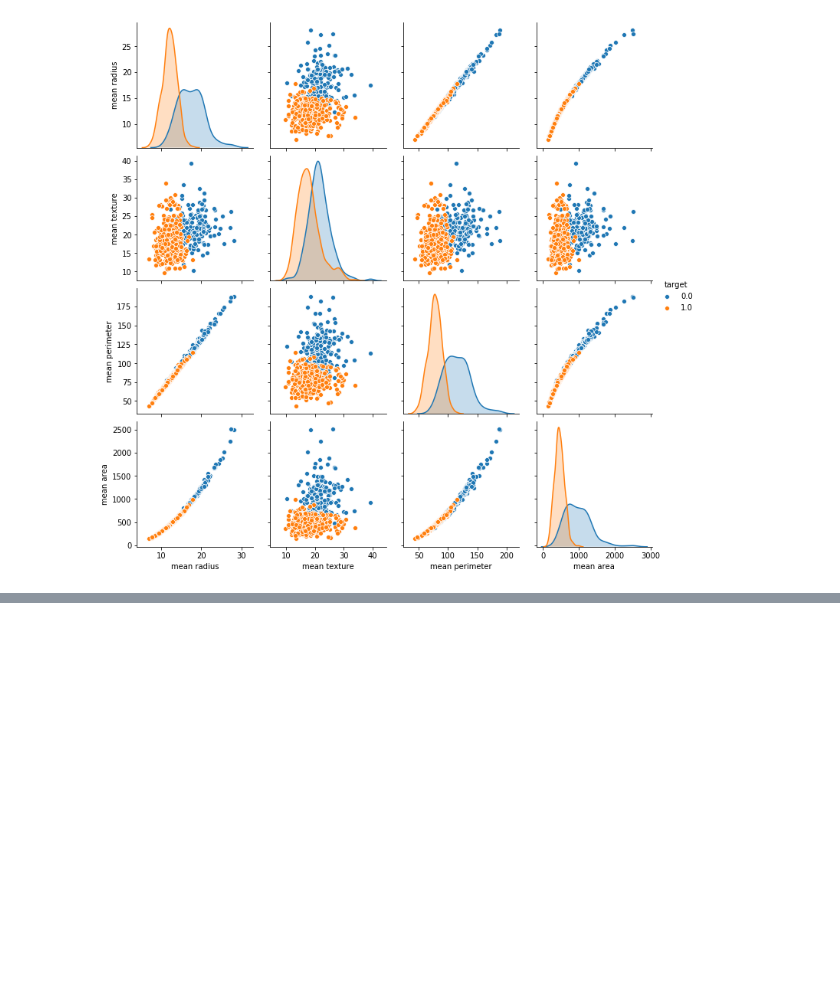
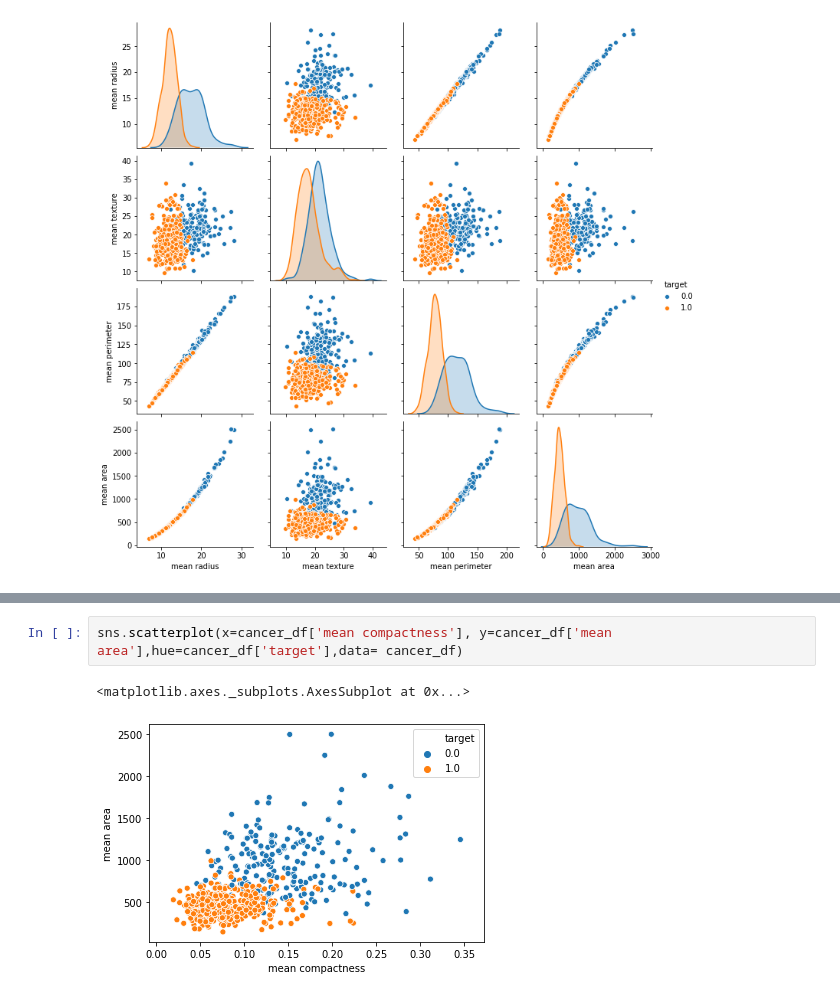
Before and after one commit to nitishast/TF, a Jupyter notebook: Breast_cancer_Classification.ipynb, the cells around one changed output, grey strips where cells are left out. Cells and saved outputs as stored; diff of their text form; blank space fills up the shorter version.

```diff
--- a/Breast_cancer_Classification.ipynb
+++ b/Breast_cancer_Classification.ipynb
@@ -61,0 +68,5 @@ sns.pairplot(data= cancer_df, hue ='target', vars = ['mean radius', 'mean textur
+# %%
+sns.scatterplot(x=cancer_df['mean compactness'], y=cancer_df['mean area'],hue=cancer_df['target'],data= cancer_df)
+# %% [output]
+<matplotlib.axes._subplots.AxesSubplot at 0x...>
+[figure, added]
```
Also changed, not shown: parts of 7 cells of this notebook.
